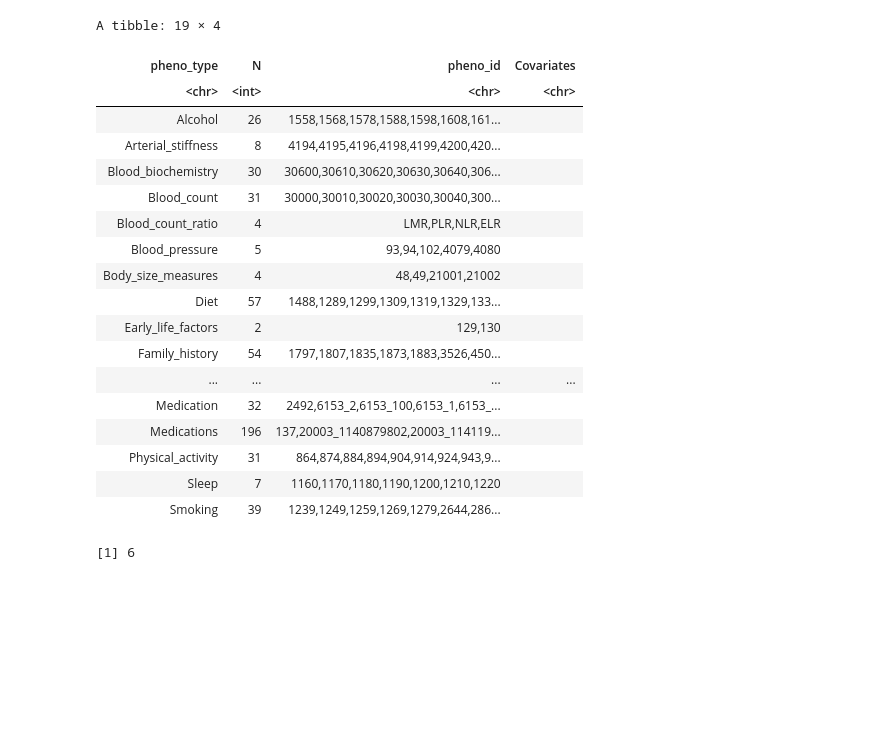
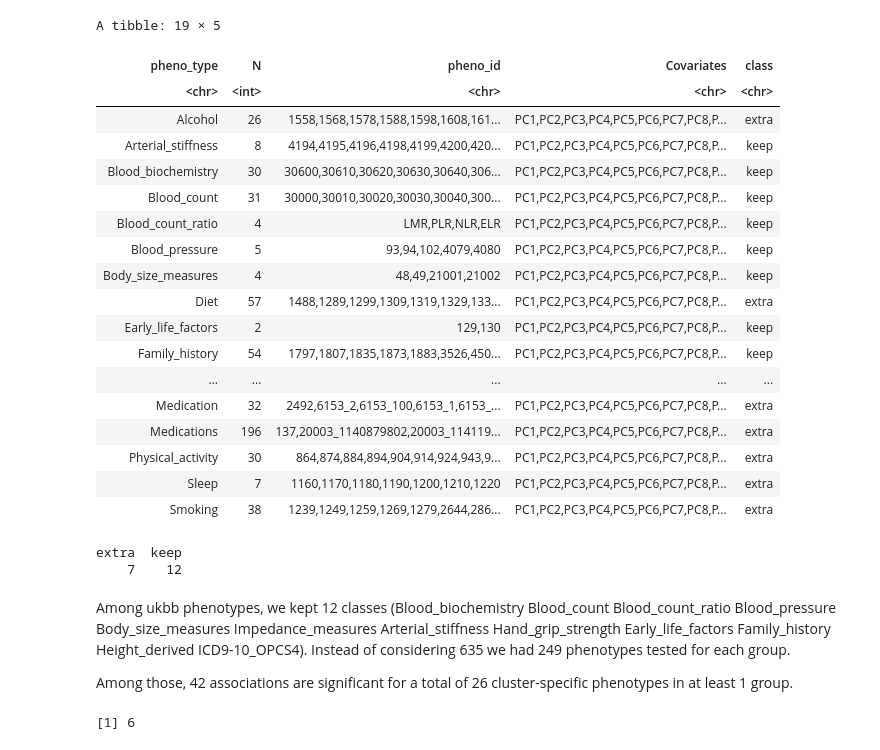
Before and after one commit to zillerlab/CASTom-iGEx_Paper, a Jupyter notebook: jupyter_notebook/CAD_clustering/Liver_endophenotype_differences.ipynb, the cells around one changed output. Saved outputs shown, nothing was run; the diff lists cells and outputs as text; code cells hidden in the pictures; blank space fills up the shorter version.

```diff
--- a/jupyter_notebook/CAD_clustering/Liver_endophenotype_differences.ipynb
+++ b/jupyter_notebook/CAD_clustering/Liver_endophenotype_differences.ipynb
@@ -32,6 +32,8 @@ data_endophenotype_HD <- get(load(sprintf('%snominalAnalysis_tscore_corrPCs_zsca
 pheno_plot <- c('Hyperlipidemia', 'Coronary_artery_bypass_graft', 'Age_stroke', 'Chronic_obstructive_pulmonary_disease', 'Peripheral_vascular_disease', 'UAP')
 
 cl_drug_response <- read.delim(sprintf('%swithMedication_tscore_corrPCs_zscaled_clusterCases_TreatResponse_pairwise.txt', fold_cl), h=T, stringsAsFactors = F)
-phenotype_sign <- read.delim(sprintf("%s/filter_endopheno/Integrated_analysis_v2_all_groupwise_endophenotypes_v2.txt", fold_cl),
-                             header = T, stringsAsFactors = F, sep = '\t')
+phenotype_sign <- read.delim(sprintf("%s/filter_endopheno/tscore_corrPCs_zscaled_clusterCases_PGmethod_HKmetric_phenoAssociation_GLM_combined_keepPhenoClass.txt", fold_cl),
+                             h=T, stringsAsFactors = F, sep = "\t")
+#phenotype_sign <- read.delim(sprintf("%s/filter_endopheno/Integrated_analysis_v2_all_groupwise_endophenotypes_v2.txt", fold_cl),
+#                             header = T, stringsAsFactors = F, sep = '\t')
 colorFile <- sprintf('%scolor_pheno_type_UKBB.txt', fold_notebook)
@@ -70,50 +83,61 @@ A data.frame: 37 × 15
 # %%
 # create summary table for tested phenotypes
-pheno_res <- get(load('OUTPUT_GTEx/predict_CAD/Liver/200kb/CAD_GWAS_bin5e-2/UKBB/devgeno0.01_testdevgeno0/CAD_HARD_clustering/update_corrPCs/rescaleCont_withMedication_tscore_corrPCs_zscaled_clusterCases_PGmethod_HKmetric_phenoAssociation_GLM.RData'))
-pheno_res_nomed <- get(load('OUTPUT_GTEx/predict_CAD/Liver/200kb/CAD_GWAS_bin5e-2/UKBB/devgeno0.01_testdevgeno0/CAD_HARD_clustering/update_corrPCs/rescaleCont_withoutMedication_tscore_corrPCs_zscaled_clusterCases_PGmethod_HKmetric_phenoAssociation_GLM.RData'))
+pheno_res <- get(load('OUTPUT_GTEx/predict_CAD/Liver/200kb/CAD_GWAS_bin5e-2/UKBB/devgeno0.01_testdevgeno0/CAD_HARD_clustering/update_corrPCs/rescaleCont_withMedication_tscore_corrPCs_zscaled_clusterCases_PGmethod_HKmetric_phenoAssociation_GLMpairwise.RData'))
+pheno_res_nomed <- get(load('OUTPUT_GTEx/predict_CAD/Liver/200kb/CAD_GWAS_bin5e-2/UKBB/devgeno0.01_testdevgeno0/CAD_HARD_clustering/update_corrPCs/rescaleCont_withoutMedication_tscore_corrPCs_zscaled_clusterCases_PGmethod_HKmetric_phenoAssociation_GLMpairwise.RData'))
+class_pheno_keep <- unique(phenotype_sign$pheno_type)
 
 cov_test <- c(colnames(pheno_res$covDat)[1:12], substring(colnames(pheno_res$covDat)[-(1:12)], 2))
 cov_test[cov_test == "Gender"] <- "Sex"
 pheno_info <- pheno_res$phenoInfo %>%
     mutate(Covariates = paste0(cov_test, collapse = ',')) %>%
     filter(pheno_id %in% cl_endophenotype$pheno_id) %>%
     mutate(pheno_type = case_when(pheno_id %in% c('129', '130') ~ "Early_life_factors",
                                     TRUE ~ pheno_type))
 
 cov_test <- colnames(pheno_res_nomed$covDat)
 cov_test[cov_test == "Gender"] <- "Sex"
 pheno_info_nomed <- pheno_res_nomed$phenoInfo %>%
     mutate(Covariates = paste0(cov_test, collapse = ',')) %>%
     filter(pheno_id %in% cl_endophenotype$pheno_id) %>%
     mutate(pheno_type = case_when(pheno_id %in% c('129', '130') ~ "Early_life_factors",
                                     TRUE ~ pheno_type))
 
 pheno_info_tot <- rbind(pheno_info, pheno_info_nomed) %>%
     group_by(pheno_type) %>%
     summarise(N=n(), pheno_id = paste0(pheno_id, collapse = ','),
-              Covariates = unique(Covariates))
+              Covariates = unique(Covariates)) %>%
+    mutate(class = case_when(pheno_type %in% class_pheno_keep ~ "keep",
+                             !pheno_type %in% class_pheno_keep ~ "extra"))
 pheno_info_tot
+table(pheno_info_tot$class)
 write.table(sprintf('%sendophenotype_tested_class.txt', outFold), x = pheno_info_tot, sep = '\t', col.names = T, row.names = F)
 # %% [output]
-A tibble: 19 × 4
+A tibble: 19 × 5
-| pheno_type | N | pheno_id | Covariates |
-| <chr> | <int> | <chr> | <chr> |
-| Alcohol | 26 | 1558,1568,1578,1588,1598,1608,161... |  |
-| Arterial_stiffness | 8 | 4194,4195,4196,4198,4199,4200,420... |  |
-| Blood_biochemistry | 30 | 30600,30610,30620,30630,30640,306... |  |
-| Blood_count | 31 | 30000,30010,30020,30030,30040,300... |  |
-| Blood_count_ratio | 4 | LMR,PLR,NLR,ELR |  |
-| Blood_pressure | 5 | 93,94,102,4079,4080 |  |
-| Body_size_measures | 4 | 48,49,21001,21002 |  |
-| Diet | 57 | 1488,1289,1299,1309,1319,1329,133... |  |
-| Early_life_factors | 2 | 129,130 |  |
-| Family_history | 54 | 1797,1807,1835,1873,1883,3526,450... |  |
-| ... | ... | ... | ... |
-| Medication | 32 | 2492,6153_2,6153_100,6153_1,6153_... |  |
-| Medications | 196 | 137,20003_1140879802,20003_114119... |  |
-| Physical_activity | 31 | 864,874,884,894,904,914,924,943,9... |  |
-| Sleep | 7 | 1160,1170,1180,1190,1200,1210,1220 |  |
-| Smoking | 39 | 1239,1249,1259,1269,1279,2644,286... |  |
+| pheno_type | N | pheno_id | Covariates | class |
+| <chr> | <int> | <chr> | <chr> | <chr> |
+| Alcohol | 26 | 1558,1568,1578,1588,1598,1608,161... | PC1,PC2,PC3,PC4,PC5,PC6,PC7,PC8,P... | extra |
+| Arterial_stiffness | 8 | 4194,4195,4196,4198,4199,4200,420... | PC1,PC2,PC3,PC4,PC5,PC6,PC7,PC8,P... | keep |
+| Blood_biochemistry | 30 | 30600,30610,30620,30630,30640,306... | PC1,PC2,PC3,PC4,PC5,PC6,PC7,PC8,P... | keep |
+| Blood_count | 31 | 30000,30010,30020,30030,30040,300... | PC1,PC2,PC3,PC4,PC5,PC6,PC7,PC8,P... | keep |
+| Blood_count_ratio | 4 | LMR,PLR,NLR,ELR | PC1,PC2,PC3,PC4,PC5,PC6,PC7,PC8,P... | keep |
+| Blood_pressure | 5 | 93,94,102,4079,4080 | PC1,PC2,PC3,PC4,PC5,PC6,PC7,PC8,P... | keep |
+| Body_size_measures | 4 | 48,49,21001,21002 | PC1,PC2,PC3,PC4,PC5,PC6,PC7,PC8,P... | keep |
+| Diet | 57 | 1488,1289,1299,1309,1319,1329,133... | PC1,PC2,PC3,PC4,PC5,PC6,PC7,PC8,P... | extra |
+| Early_life_factors | 2 | 129,130 | PC1,PC2,PC3,PC4,PC5,PC6,PC7,PC8,P... | keep |
+| Family_history | 54 | 1797,1807,1835,1873,1883,3526,450... | PC1,PC2,PC3,PC4,PC5,PC6,PC7,PC8,P... | keep |
+| ... | ... | ... | ... | ... |
+| Medication | 32 | 2492,6153_2,6153_100,6153_1,6153_... | PC1,PC2,PC3,PC4,PC5,PC6,PC7,PC8,P... | extra |
+| Medications | 196 | 137,20003_1140879802,20003_114119... | PC1,PC2,PC3,PC4,PC5,PC6,PC7,PC8,P... | extra |
+| Physical_activity | 30 | 864,874,884,894,904,914,924,943,9... | PC1,PC2,PC3,PC4,PC5,PC6,PC7,PC8,P... | extra |
+| Sleep | 7 | 1160,1170,1180,1190,1200,1210,1220 | PC1,PC2,PC3,PC4,PC5,PC6,PC7,PC8,P... | extra |
+| Smoking | 38 | 1239,1249,1259,1269,1279,2644,286... | PC1,PC2,PC3,PC4,PC5,PC6,PC7,PC8,P... | extra |
+extra  keep
+    7    12
+# %% [markdown]
+Among ukbb phenotypes, we kept 12 classes (Blood_biochemistry Blood_count Blood_count_ratio Blood_pressure Body_size_measures Impedance_measures Arterial_stiffness Hand_grip_strength Early_life_factors Family_history Height_derived ICD9-10_OPCS4).
+Instead of considering 635 we had 249 phenotypes tested for each group.
+
+Among those, 42 associations are significant for a total of 26 cluster-specific phenotypes in at least 1 group.
 # %%
 # load results
 tmp_nominal <- data_endophenotype_HD
```
Also changed, not shown: parts of 6 cells of this notebook.
